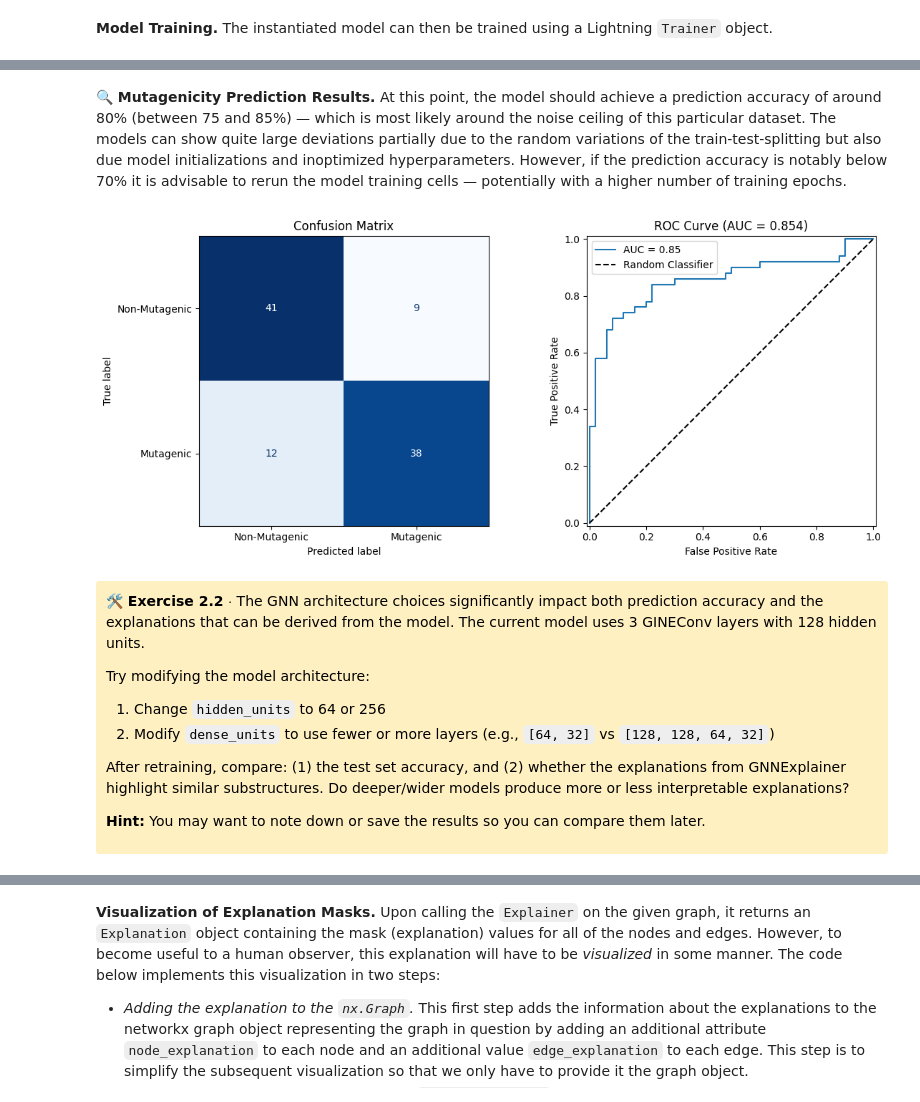
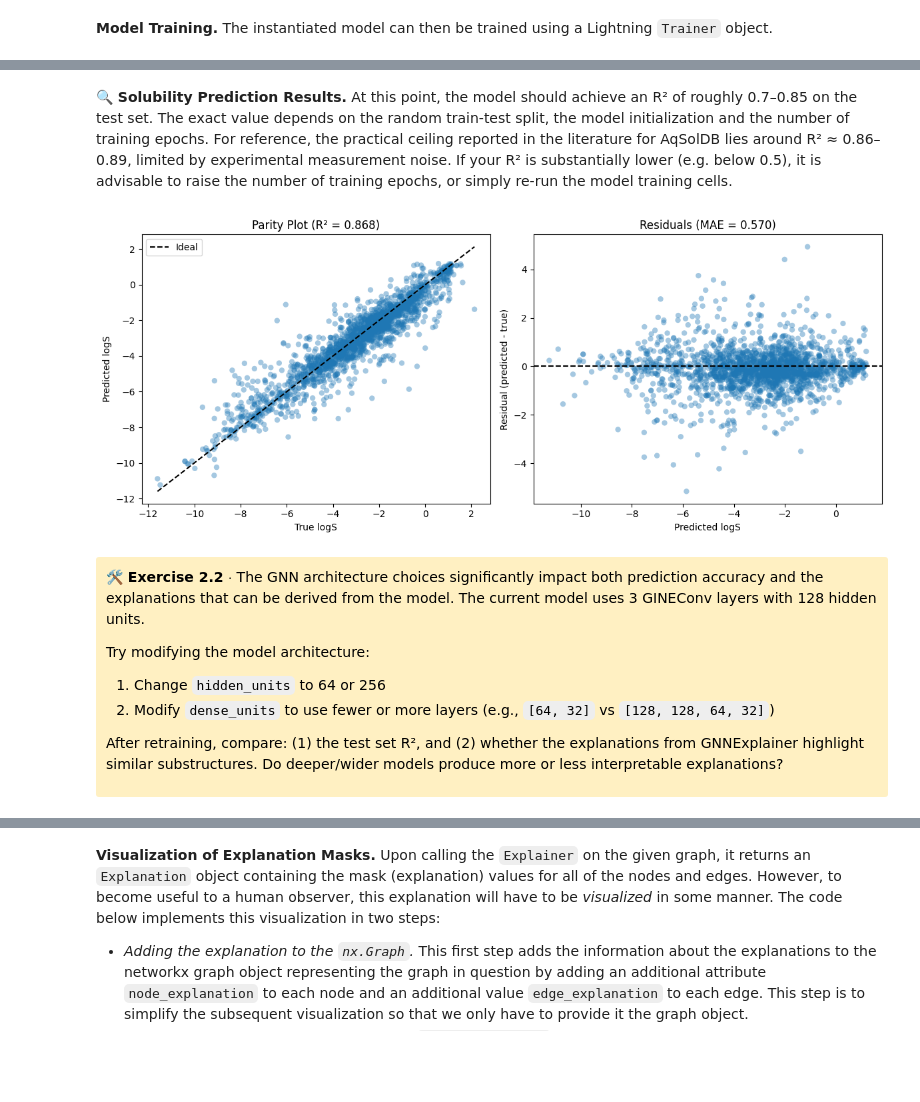
Before and after one commit to SPP2363/06_xAI_in_chemistry, a Jupyter notebook: 02_structure_attribution_methods.ipynb, the cells around one changed output, grey strips where cells are left out. Cells and saved outputs as stored; diff of their text form; code cells hidden in the pictures; blank space fills up the shorter version.

```diff
--- a/02_structure_attribution_methods.ipynb
+++ b/02_structure_attribution_methods.ipynb
@@ -41,7 +41,10 @@ plt.style.use('default')
 # Disable all RDKit warnings
 RDLogger.DisableLog('rdApp.*')
 # %%
-data_frame: pd.DataFrame = load_dataset_mutagenicity()
-print(f'Loaded dataset with {data_frame.shape[0]} rows')
+data_frame: pd.DataFrame = load_dataset_aqsoldb()
+
+print(f'Using dataset with {data_frame.shape[0]} rows')
+print('Solubility (logS) statistics:')
+print(data_frame['solubility'].describe())
 data_frame.head()
 # %% [output]
@@ -249,6 +271,12 @@ def graph_from_smiles(
     # that make up the molecule.
 
     mol: Chem.Mol = Chem.MolFromSmiles(smiles)
+
+    # RDKit returns None for SMILES strings it cannot parse (some AqSolDB entries are
+    # malformed salts/mixtures or use unsupported notation). Returning None here lets the
+    # downstream filter drop these molecules instead of crashing.
+    if mol is None:
+        return None
 
     ## --- Constructing graph from MOL object ---
     # Afterwards, we can iterate over the individual elements (atoms, bonds) of this molecule object and construct a corresponding
@@ -889,12 +928,13 @@ example_data: Data = data_list_train[0]
 num_node_features: int = example_data.x.shape[1]
 num_edge_features: int = example_data.edge_attr.shape[1]
 
-model = SimpleClassifier(
+model = SimpleRegressor(
     input_dim=num_node_features,
     edge_dim=num_edge_features,
     hidden_units=128,
     dense_units=[128, 64, 32],
-    output_dim=2,  # 2 classes for binary classification with log_softmax
+    output_dim=1,  # single continuous output for regression
+    learning_rate=5e-4,
 )
 
 print('GNN Model')
@@ -1031,30 +1063,31 @@ Model Evaluation on Test Set:
 # %% [markdown]
-**🔍 Mutagenicity Prediction Results.** At this point, the model should achieve a prediction accuracy of around 80% (between 75 and 85%) &mdash; which is most likely around the noise ceiling of this particular dataset. The models can show quite large deviations partially due to the random variations of the train-test-splitting but also due model initializations and inoptimized hyperparameters. However, if the prediction accuracy is notably below 70% it is advisable to rerun the model training cells &mdash; potentially with a higher number of training epochs.
+**🔍 Solubility Prediction Results.** At this point, the model should achieve an R² of roughly 0.7&ndash;0.85 on the test set. The exact value depends on the random train-test split, the model initialization and the number of training epochs. For reference, the practical ceiling reported in the literature for AqSolDB lies around R² ≈ 0.86&ndash;0.89, limited by experimental measurement noise. If your R² is substantially lower (e.g. below 0.5), it is advisable to raise the number of training epochs, or simply re-run the model training cells.
 # %%
 # --- Visualize evaluation results ---
 
-from sklearn.metrics import roc_curve, RocCurveDisplay, ConfusionMatrixDisplay
-
 fig, axes = plt.subplots(1, 2, figsize=(12, 5))
 
-# Confusion Matrix
-cm = confusion_matrix(y_true, y_pred)
-disp_cm = ConfusionMatrixDisplay(confusion_matrix=cm, display_labels=['Non-Mutagenic', 'Mutagenic'])
-disp_cm.plot(ax=axes[0], cmap='Blues', colorbar=False)
-axes[0].set_title('Confusion Matrix')
+# Parity plot: predicted vs. true logS
+axes[0].scatter(y_true, y_pred, alpha=0.4, edgecolor='none')
+lims = [min(y_true.min(), y_pred.min()), max(y_true.max(), y_pred.max())]
+axes[0].plot(lims, lims, 'k--', label='Ideal')
+axes[0].set_xlabel('True logS')
+axes[0].set_ylabel('Predicted logS')
+axes[0].set_title(f'Parity Plot (R² = {r2:.3f})')
+axes[0].legend()
 
-# ROC Curve
-fpr, tpr, thresholds = roc_curve(y_true, y_pred_proba)
-disp_roc = RocCurveDisplay(fpr=fpr, tpr=tpr, roc_auc=roc_auc)
-disp_roc.plot(ax=axes[1])
-axes[1].plot([0, 1], [0, 1], 'k--', label='Random Classifier')
-axes[1].set_title(f'ROC Curve (AUC = {roc_auc:.3f})')
-axes[1].legend()
+# Residual plot: residual vs. predicted logS
+residuals = y_pred - y_true
+axes[1].scatter(y_pred, residuals, alpha=0.4, edgecolor='none')
+axes[1].axhline(0, color='k', linestyle='--')
+axes[1].set_xlabel('Predicted logS')
+axes[1].set_ylabel('Residual (predicted - true)')
+axes[1].set_title(f'Residuals (MAE = {mae:.3f})')
 
 plt.tight_layout()
 plt.show()
 # %% [output]
-[figure, old version]
+[figure, new version]
 # %% [markdown]
 <div style="background: #fff0c2; padding: 10px; border-style: solid; border-width: 1px; border-color: #dbad21; border-radius: 3px; color: black;">
 
@@ -1064,9 +1097,7 @@ Try modifying the model architecture:
 1. Change `hidden_units` to 64 or 256
 2. Modify `dense_units` to use fewer or more layers (e.g., `[64, 32]` vs `[128, 128, 64, 32]`)
 
-After retraining, compare: (1) the test set accuracy, and (2) whether the explanations from GNNExplainer highlight similar substructures. Do deeper/wider models produce more or less interpretable explanations?
-
-**Hint:** You may want to note down or save the results so you can compare them later.
+After retraining, compare: (1) the test set R², and (2) whether the explanations from GNNExplainer highlight similar substructures. Do deeper/wider models produce more or less interpretable explanations?
 </div>
 # %% [markdown]
 **Generating Graph Explanations with PyG.** To generate explanations in the `pytorch_geometric.explain` framework, we firstly need to set up a generic `Explainer` class. In this class, one needs to specify the general *kind* of explanation to be generated, including the following parameters:
```
Also changed, not shown: parts of 64 cells of this notebook, 11 other files.
